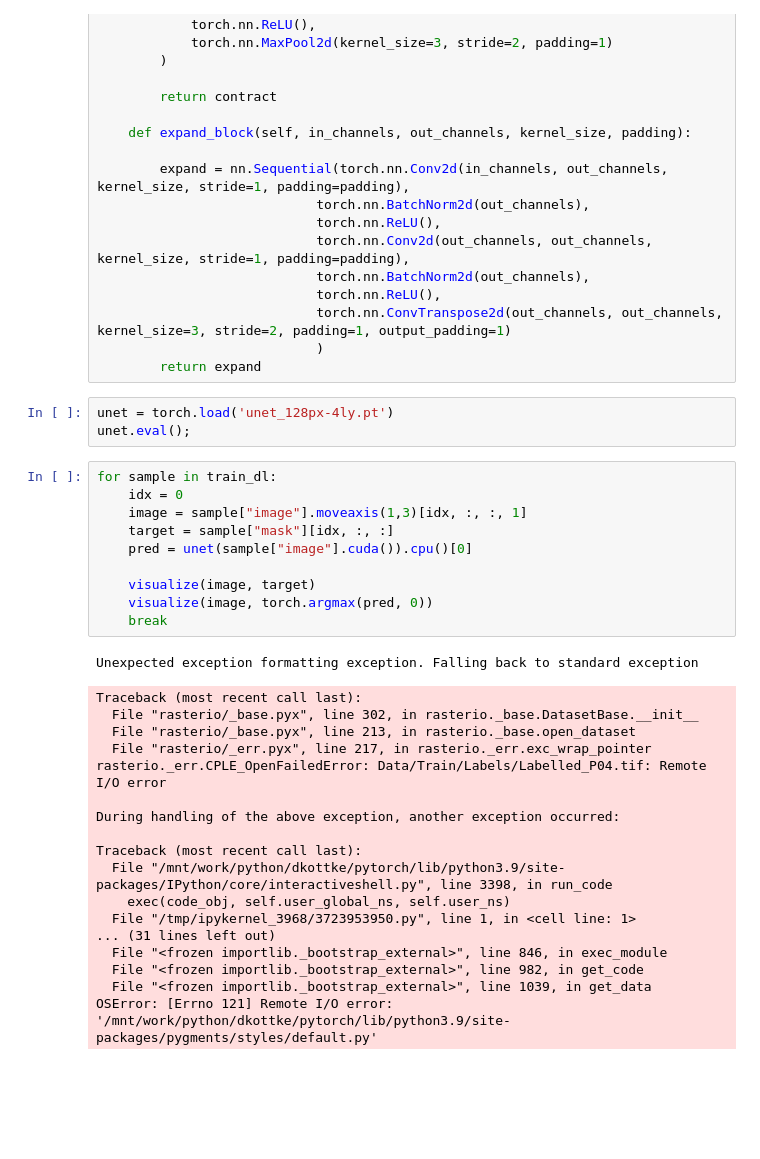
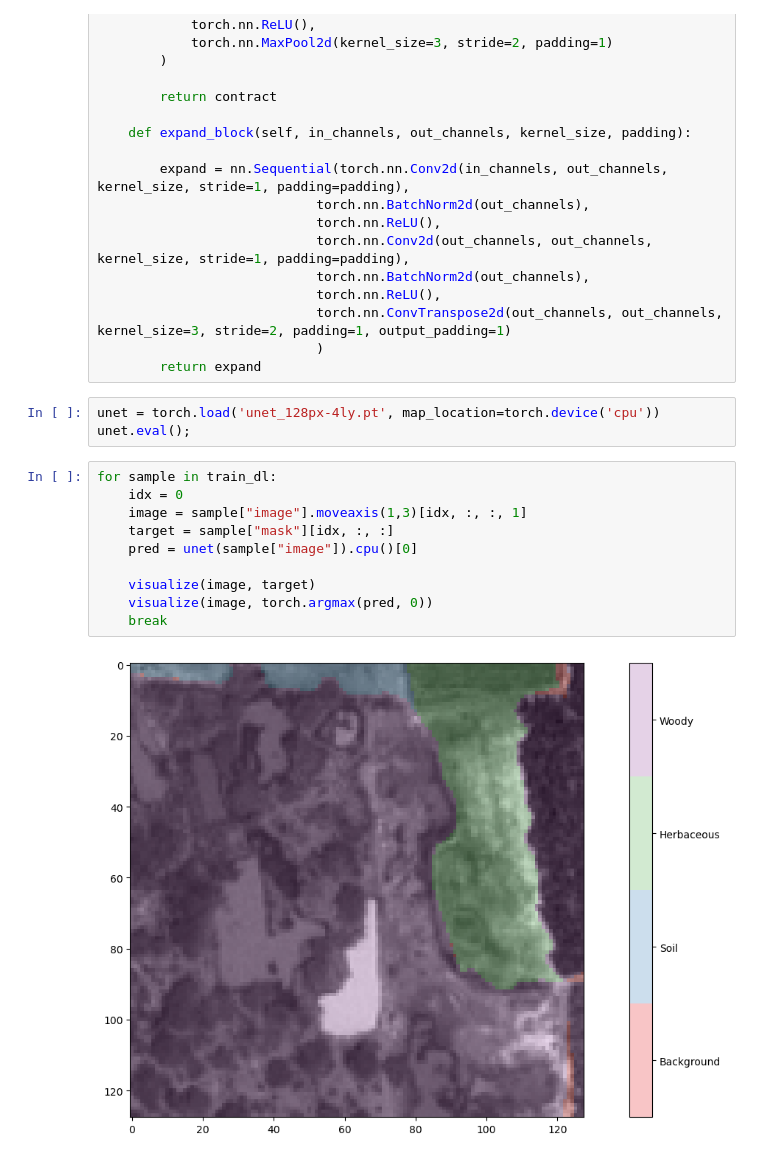
Before and after one commit to jmatics/rs-semantic-segmentation, a Jupyter notebook: initial_exploration_eval_unet.ipynb, the cells around one changed output. Saved outputs shown, nothing was run; the diff lists cells and outputs as text; blank space fills up the shorter version.

Commit message:
changed eval notebook to grid sampler

```diff
--- a/initial_exploration_eval_unet.ipynb
+++ b/initial_exploration_eval_unet.ipynb
@@ -151,34 +244,17 @@ class UNET(nn.Module):
                             )
         return expand
 # %%
-unet = torch.load('unet_128px-4ly.pt')
+unet = torch.load('unet_128px-4ly.pt', map_location=torch.device('cpu'))
 unet.eval();
 # %%
 for sample in train_dl:
     idx = 0
     image = sample["image"].moveaxis(1,3)[idx, :, :, 1]
     target = sample["mask"][idx, :, :]
-    pred = unet(sample["image"].cuda()).cpu()[0]
+    pred = unet(sample["image"]).cpu()[0]
 
     visualize(image, target)
     visualize(image, torch.argmax(pred, 0))
     break
 # %% [output]
-Unexpected exception formatting exception. Falling back to standard exception
-Traceback (most recent call last):
-  File "rasterio/_base.pyx", line 302, in rasterio._base.DatasetBase.__init__
-  File "rasterio/_base.pyx", line 213, in rasterio._base.open_dataset
-  File "rasterio/_err.pyx", line 217, in rasterio._err.exc_wrap_pointer
-rasterio._err.CPLE_OpenFailedError: Data/Train/Labels/Labelled_P04.tif: Remote I/O error
-
-During handling of the above exception, another exception occurred:
-
-Traceback (most recent call last):
-  File "/mnt/work/python/dkottke/pytorch/lib/python3.9/site-packages/IPython/core/interactiveshell.py", line 3398, in run_code
-    exec(code_obj, self.user_global_ns, self.user_ns)
-  File "/tmp/ipykernel_3968/3723953950.py", line 1, in <cell line: 1>
-... (31 lines left out)
-  File "<frozen importlib._bootstrap_external>", line 846, in exec_module
-  File "<frozen importlib._bootstrap_external>", line 982, in get_code
-  File "<frozen importlib._bootstrap_external>", line 1039, in get_data
-OSError: [Errno 121] Remote I/O error: '/mnt/work/python/dkottke/pytorch/lib/python3.9/site-packages/pygments/styles/default.py'
+[figure, added]
```
Also changed, not shown: parts of 14 cells of this notebook.
